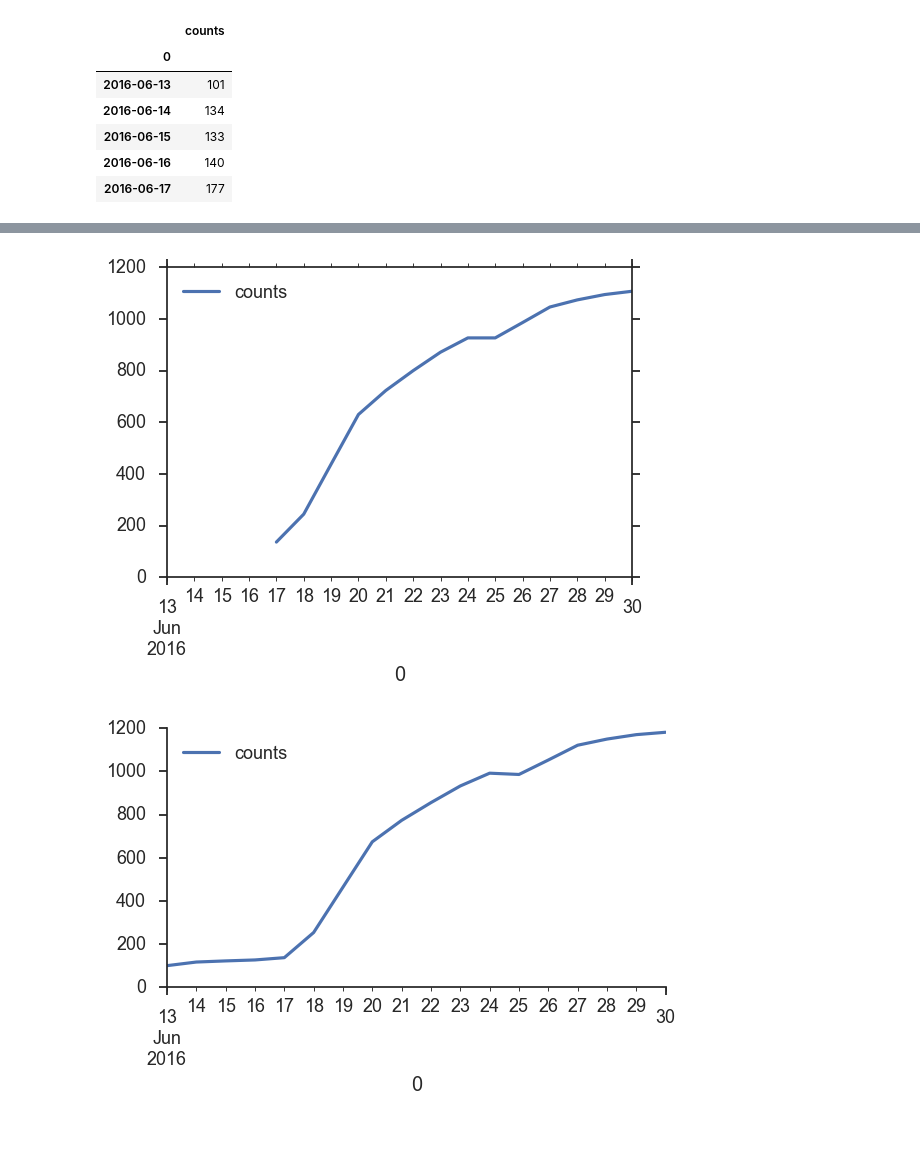
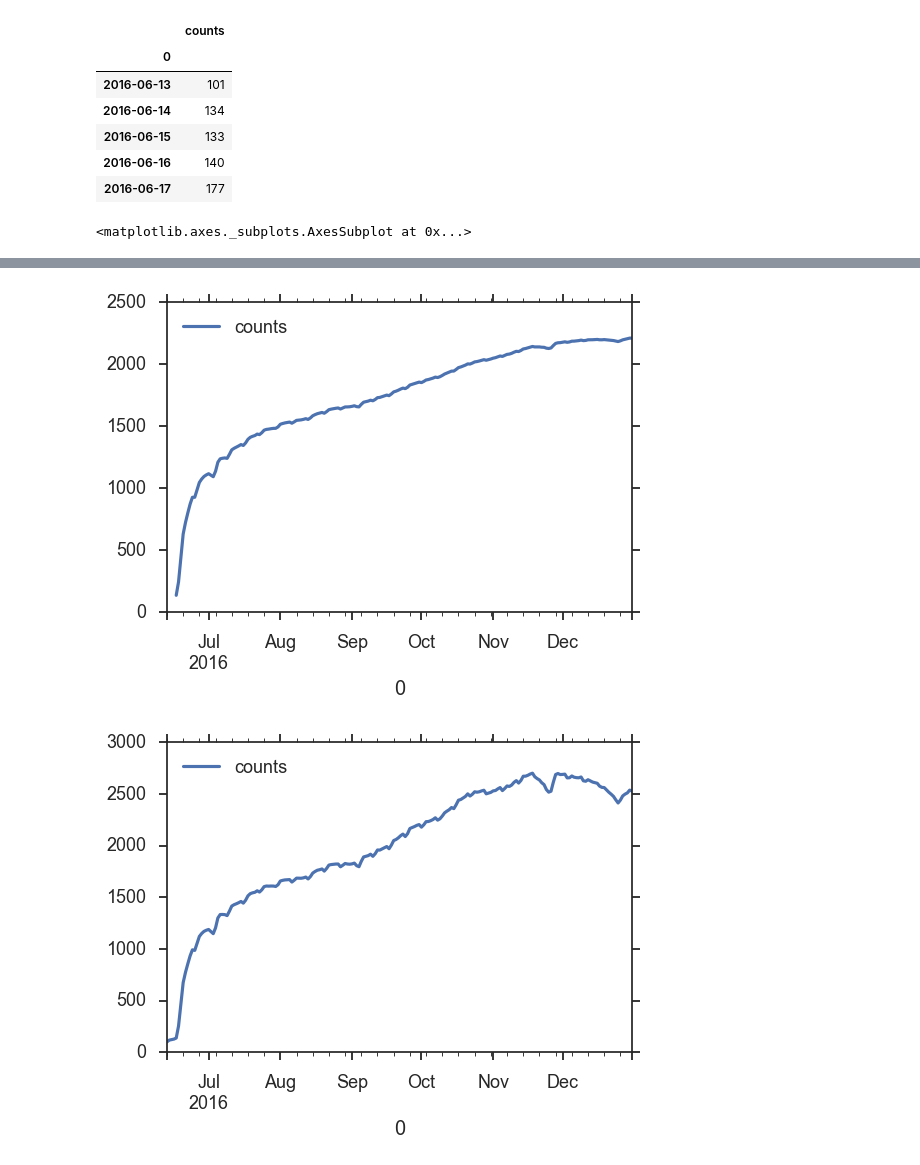
Before and after one commit to jessepisel/random_projects, a Jupyter notebook: PHX timeseries.ipynb, the cells around one changed output, grey strips where cells are left out. Cells and saved outputs as stored; diff of their text form; code cells hidden in the pictures; blank space fills up the shorter version.

```diff
--- a/PHX timeseries.ipynb
+++ b/PHX timeseries.ipynb
@@ -13,0 +7,11 @@ data=pd.read_csv("C:\\Users\\jpisel\\Downloads\\pickups\\june 2016.csv", index_c
+# %%
+june=pd.read_csv("C:\\Users\\jpisel\\Downloads\\pickups\\june 2016.csv", index_col=[0], parse_dates=[0], header=None)
+july=pd.read_csv("C:\\Users\\jpisel\\Downloads\\pickups\\july 2016.csv", index_col=[0], parse_dates=[0], header=None)
+august=pd.read_csv("C:\\Users\\jpisel\\Downloads\\pickups\\august 2016.csv", index_col=[0], parse_dates=[0], header=None)
+sept=pd.read_csv("C:\\Users\\jpisel\\Downloads\\pickups\\september 2016.csv", index_col=[0], parse_dates=[0], header=None)
+octo=pd.read_csv("C:\\Users\\jpisel\\Downloads\\pickups\\october 2016.csv", index_col=[0], parse_dates=[0], header=None)
+nov=pd.read_csv("C:\\Users\\jpisel\\Downloads\\pickups\\november 2016.csv", index_col=[0], parse_dates=[0], header=None)
+dec=pd.read_csv("C:\\Users\\jpisel\\Downloads\\pickups\\december 2016.csv", index_col=[0], parse_dates=[0], header=None)
+
+
+data=pd.concat([june,july, august, sept, octo, nov, dec])
@@ -29,7 +43,5 @@ new.head()
 new.rolling(10).mean().plot(label='rolling')
 new.expanding(5).mean().plot(label='expanding')
 new.ewm(alpha=0.03).mean().plot(label='emwa')
-
-plt.tight_layout()
-seaborn.despine()
 # %% [output]
+<matplotlib.axes._subplots.AxesSubplot at 0x...>
@@ -37,5 +49,5 @@ seaborn.despine()
-[figure, old version]
+[figure, new version]
-[figure, old version]
+[figure, new version]
 # %%
 import statsmodels.formula.api as smf
 import statsmodels.tsa.api as smt
```
Also changed, not shown: parts of 14 cells of this notebook.
